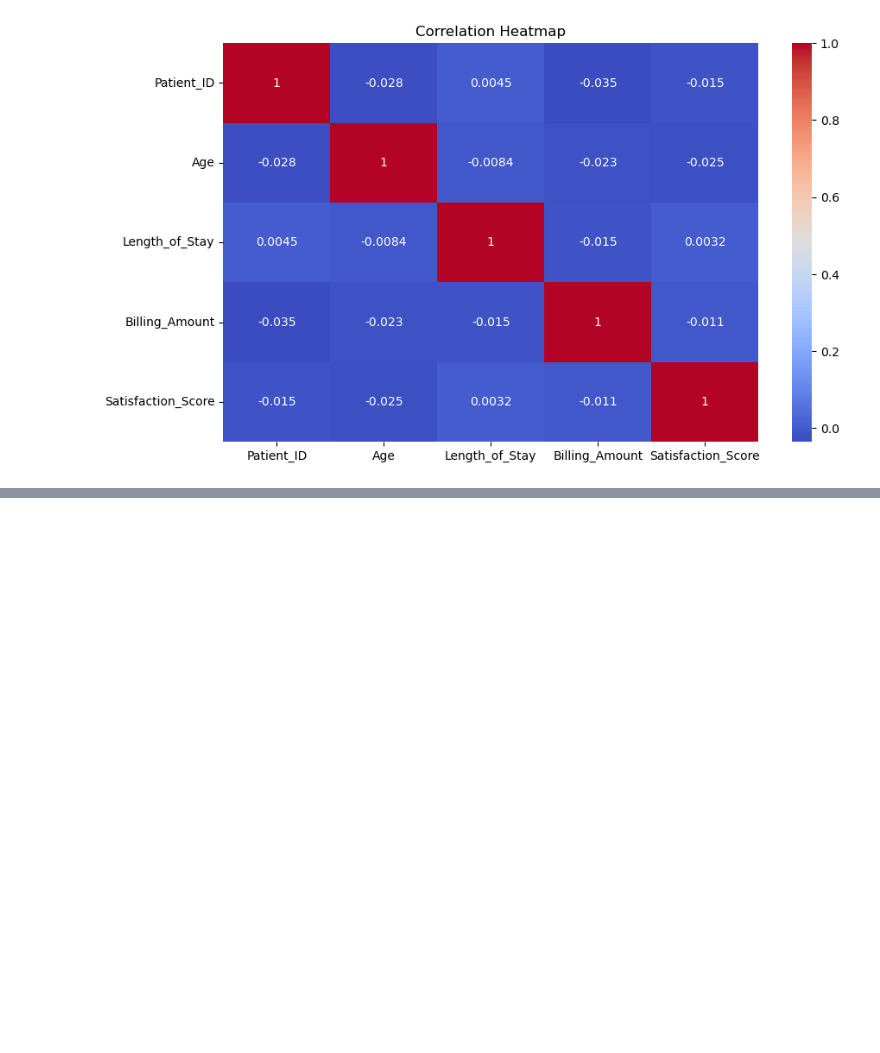
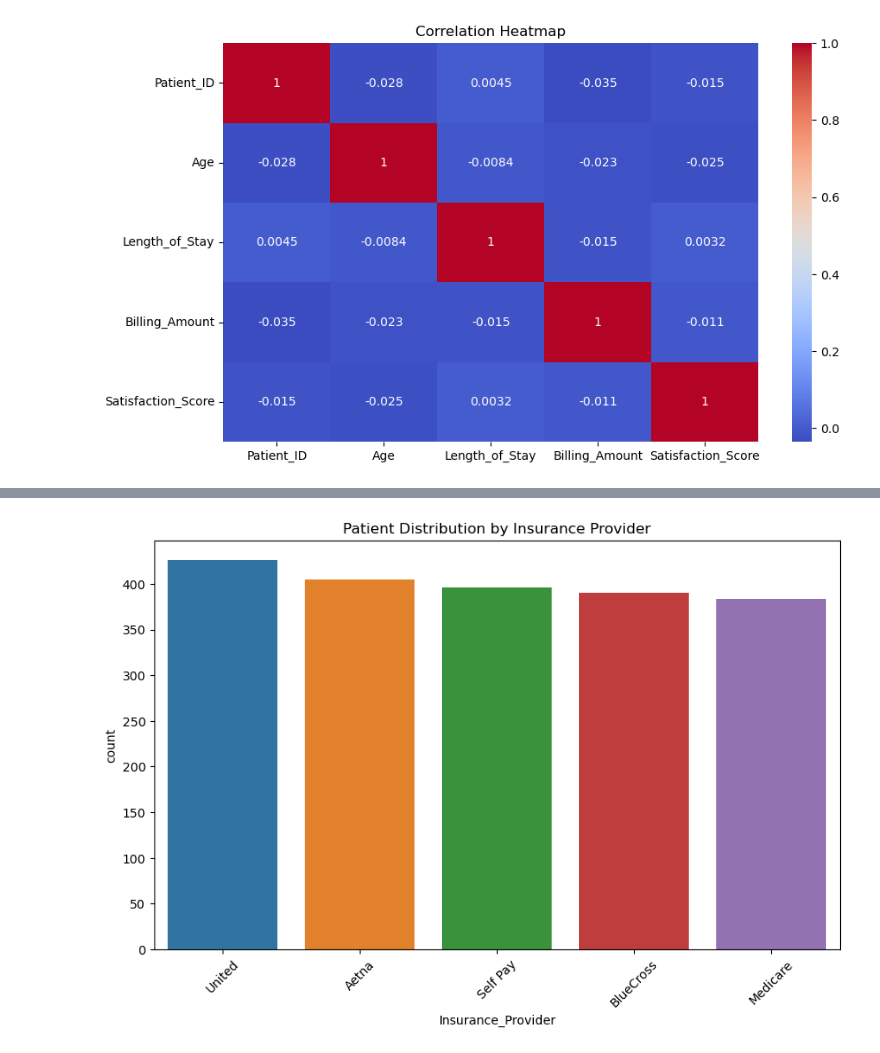
Before and after one commit to bgautham9/Healthcare_Analytics, a Jupyter notebook: Healthcare_analytics.ipynb, the cells around one changed output, grey strips where cells are left out. Drawn from its saved outputs; the diff is of its cells as text; code cells hidden in the pictures; blank space fills up the shorter version.

```diff
--- a/Healthcare_analytics.ipynb
+++ b/Healthcare_analytics.ipynb
@@ -298,0 +335,16 @@ plt.show()
+# %%
+plt.figure(figsize=(10,6))
+
+sns.countplot(
+    data=df,
+    x="Insurance_Provider",
+    order=df["Insurance_Provider"].value_counts().index
+)
+
+plt.title("Patient Distribution by Insurance Provider")
+
+plt.xticks(rotation=45)
+
+plt.show()
+# %% [output]
+[figure, added]
```
Also changed, not shown: parts of 13 cells of this notebook.
